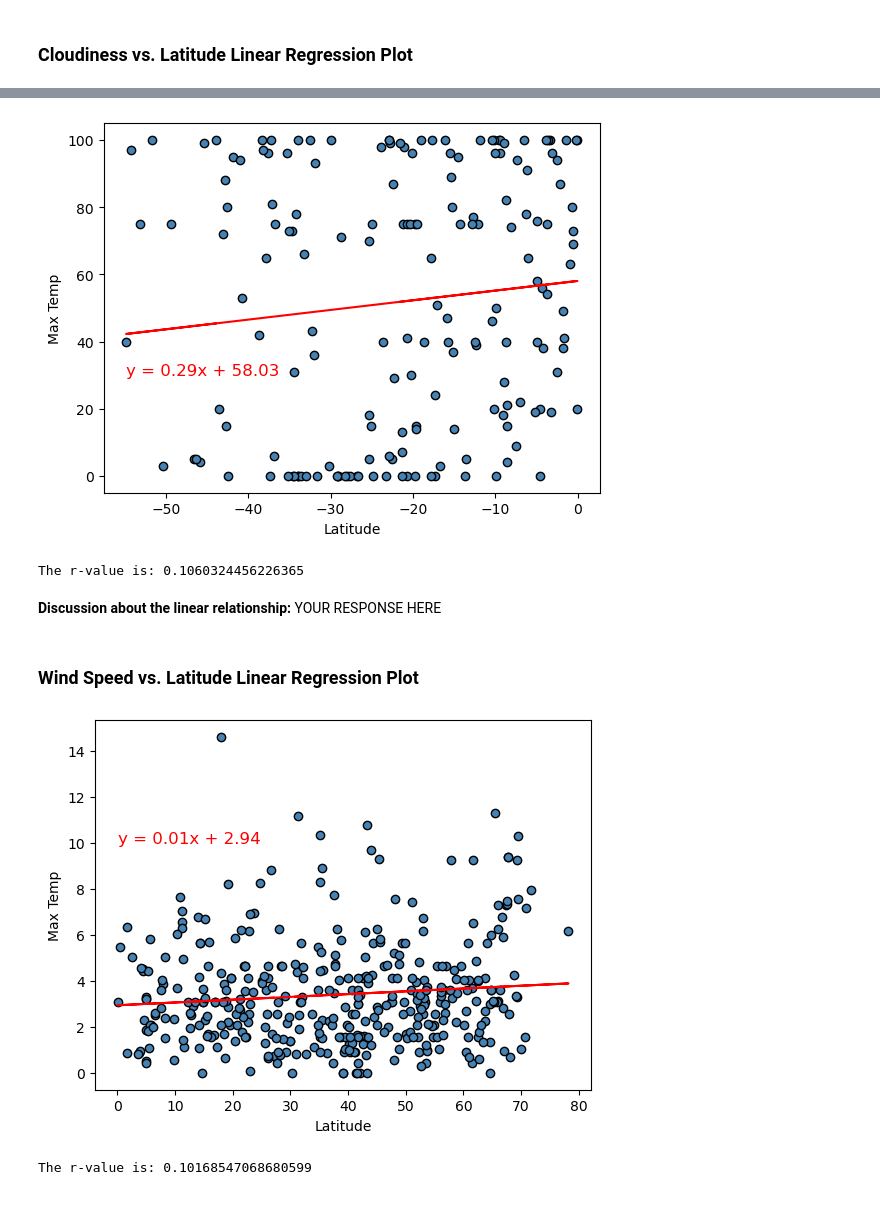
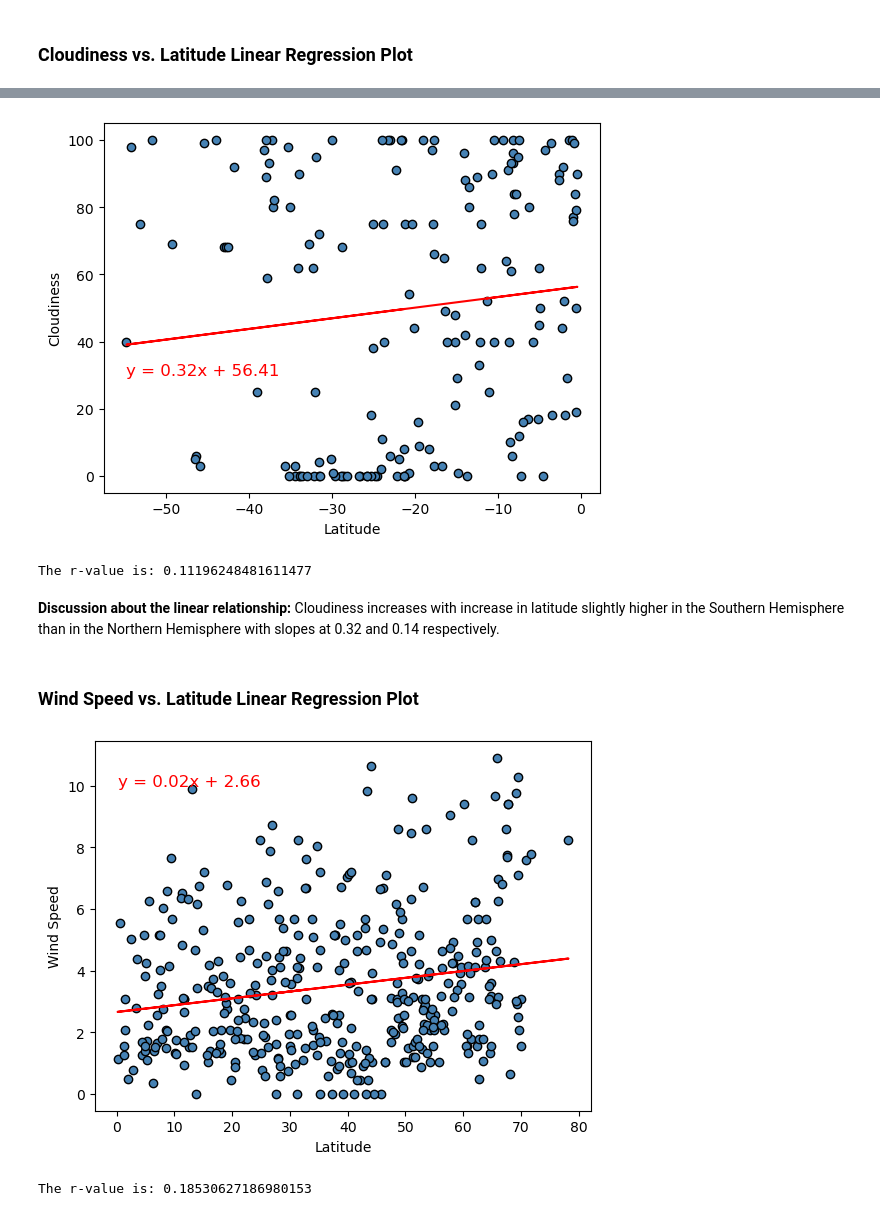
Before and after one commit to iHashmi9/python-api-challenge, a Jupyter notebook: WeatherPy/WeatherPy.ipynb, the cells around one changed output, grey strips where cells are left out. Saved outputs shown, nothing was run; the diff lists cells and outputs as text; code cells hidden in the pictures.

```diff
--- a/WeatherPy/WeatherPy.ipynb
+++ b/WeatherPy/WeatherPy.ipynb
@@ -426,38 +426,38 @@ plt.plot(x_values, regress_values, color='red')
 plt.annotate(line_eq, (min(x_values), min(y_values) + 30), fontsize=12, color='red')
 
 plt.xlabel('Latitude')
-plt.ylabel('Max Temp')
+plt.ylabel('Cloudiness')
 plt.show()
 
 print(f"The r-value is: {rvalue}")
 # %% [output]
-[figure, old version]
+[figure, new version]
-The r-value is: 0.1060324456226365
+The r-value is: 0.11196248481611477
-# %% [markdown]
-**Discussion about the linear relationship:** YOUR RESPONSE HERE
+# %% [markdown]
+**Discussion about the linear relationship:** Cloudiness increases with increase in latitude slightly higher in the Southern Hemisphere than in the Northern Hemisphere with slopes at 0.32 and 0.14 respectively.
 # %% [markdown]
 ### Wind Speed vs. Latitude Linear Regression Plot
 # %%
 # Northern Hemisphere
 x_values = northern_hemi_df['Lat']
 y_values = northern_hemi_df['Wind Speed']
 
 (slope, intercept, rvalue, pvalue, stderr) = linregress(x_values, y_values)
 regress_values = x_values * slope + intercept
 line_eq = "y = " + str(round(slope, 2)) + "x + " + str(round(intercept, 2))
 
 plt.scatter(x_values, y_values, color='steelblue', edgecolors="black")
 plt.plot(x_values, regress_values, color='red')
 plt.annotate(line_eq, (min(x_values), min(y_values) + 10), fontsize=12, color='red')
 
 plt.xlabel('Latitude')
-plt.ylabel('Max Temp')
+plt.ylabel('Wind Speed')
 plt.show()
 
 print(f"The r-value is: {rvalue}")
 # %% [output]
-[figure, old version]
+[figure, new version]
-The r-value is: 0.10168547068680599
+The r-value is: 0.18530627186980153
 # %%
 # Southern Hemisphere
 x_values = southern_hemi_df['Lat']
```
Also changed, not shown: parts of 23 cells of this notebook, 6 other files.
